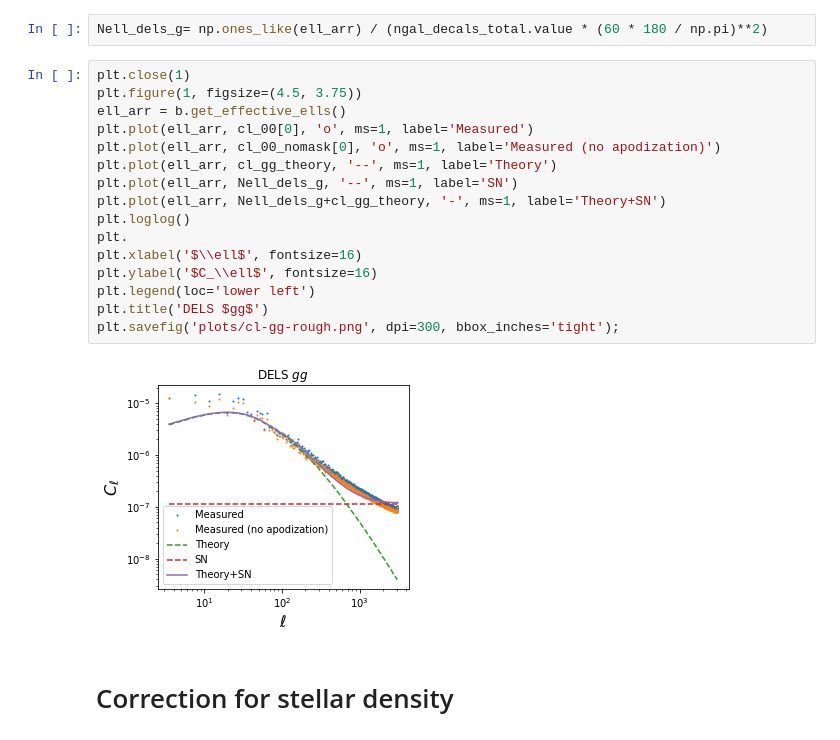
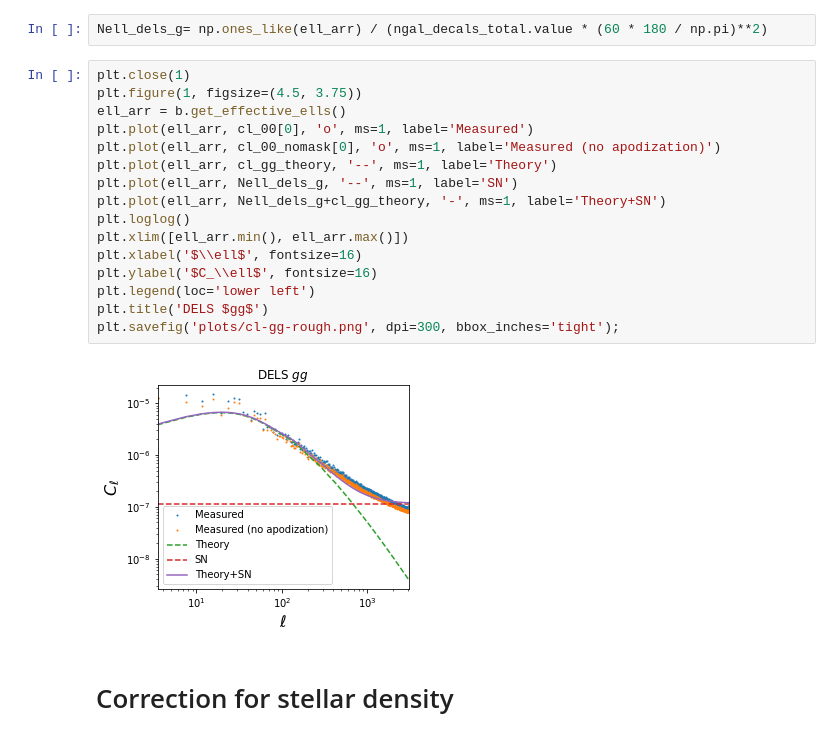
Before and after one commit to itrharrison/act-x-decals, a Jupyter notebook: dels-mapping.ipynb, the cells around one changed output. Drawn from its saved outputs; the diff is of its cells as text.

Commit message:
update plot in notebook

```diff
--- a/dels-mapping.ipynb
+++ b/dels-mapping.ipynb
@@ -172,21 +172,21 @@ Nell_dels_g= np.ones_like(ell_arr) / (ngal_decals_total.value * (60 * 180 / np.p
 # %%
 plt.close(1)
 plt.figure(1, figsize=(4.5, 3.75))
 ell_arr = b.get_effective_ells()
 plt.plot(ell_arr, cl_00[0], 'o', ms=1, label='Measured')
 plt.plot(ell_arr, cl_00_nomask[0], 'o', ms=1, label='Measured (no apodization)')
 plt.plot(ell_arr, cl_gg_theory, '--', ms=1, label='Theory')
 plt.plot(ell_arr, Nell_dels_g, '--', ms=1, label='SN')
 plt.plot(ell_arr, Nell_dels_g+cl_gg_theory, '-', ms=1, label='Theory+SN')
 plt.loglog()
-plt.
+plt.xlim([ell_arr.min(), ell_arr.max()])
 plt.xlabel('$\\ell$', fontsize=16)
 plt.ylabel('$C_\\ell$', fontsize=16)
 plt.legend(loc='lower left')
 plt.title('DELS $gg$')
 plt.savefig('plots/cl-gg-rough.png', dpi=300, bbox_inches='tight');
 # %% [output]
-[figure, old version]
+[figure, new version]
 # %% [markdown]
 # Correction for stellar density
 # %%
```
